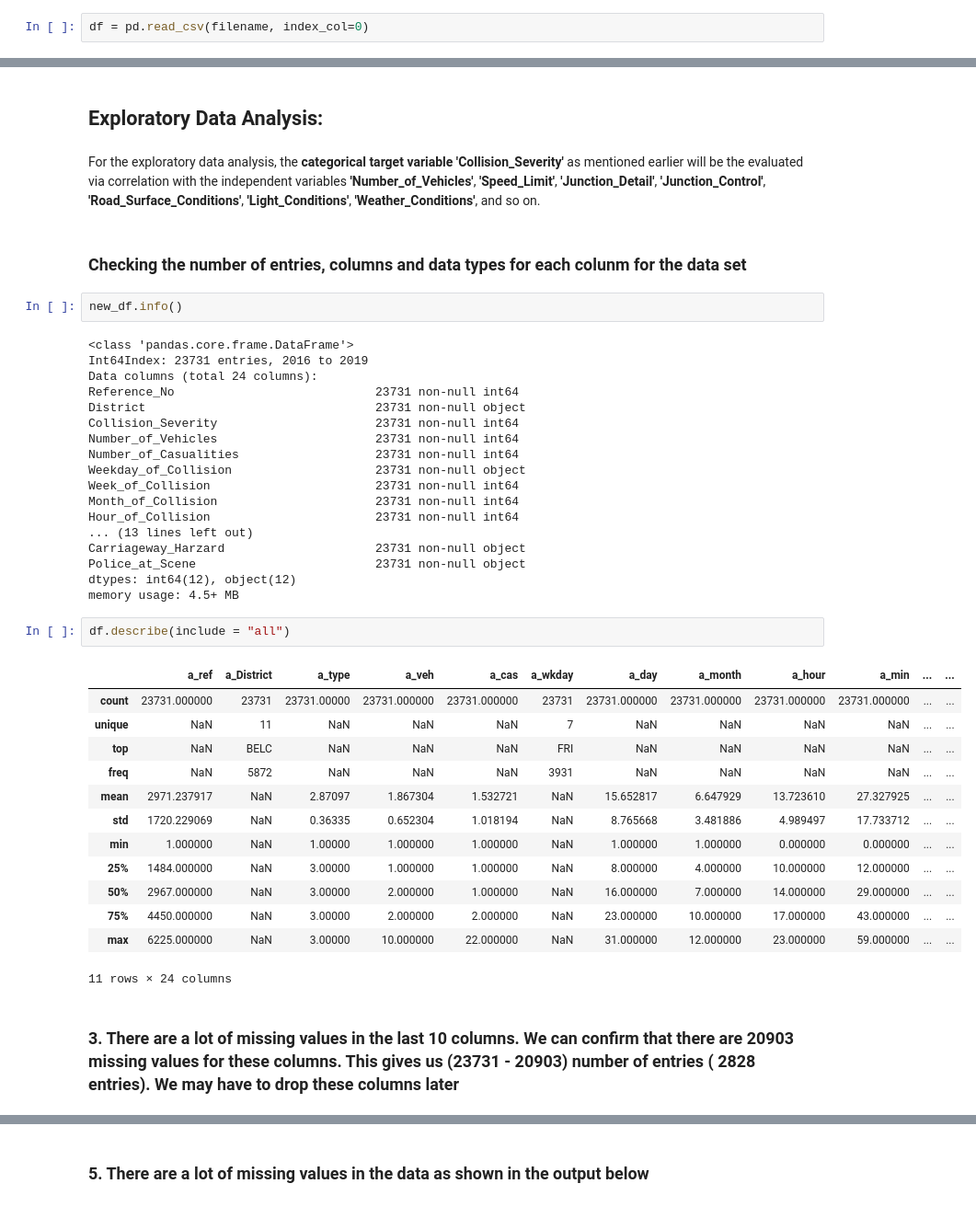
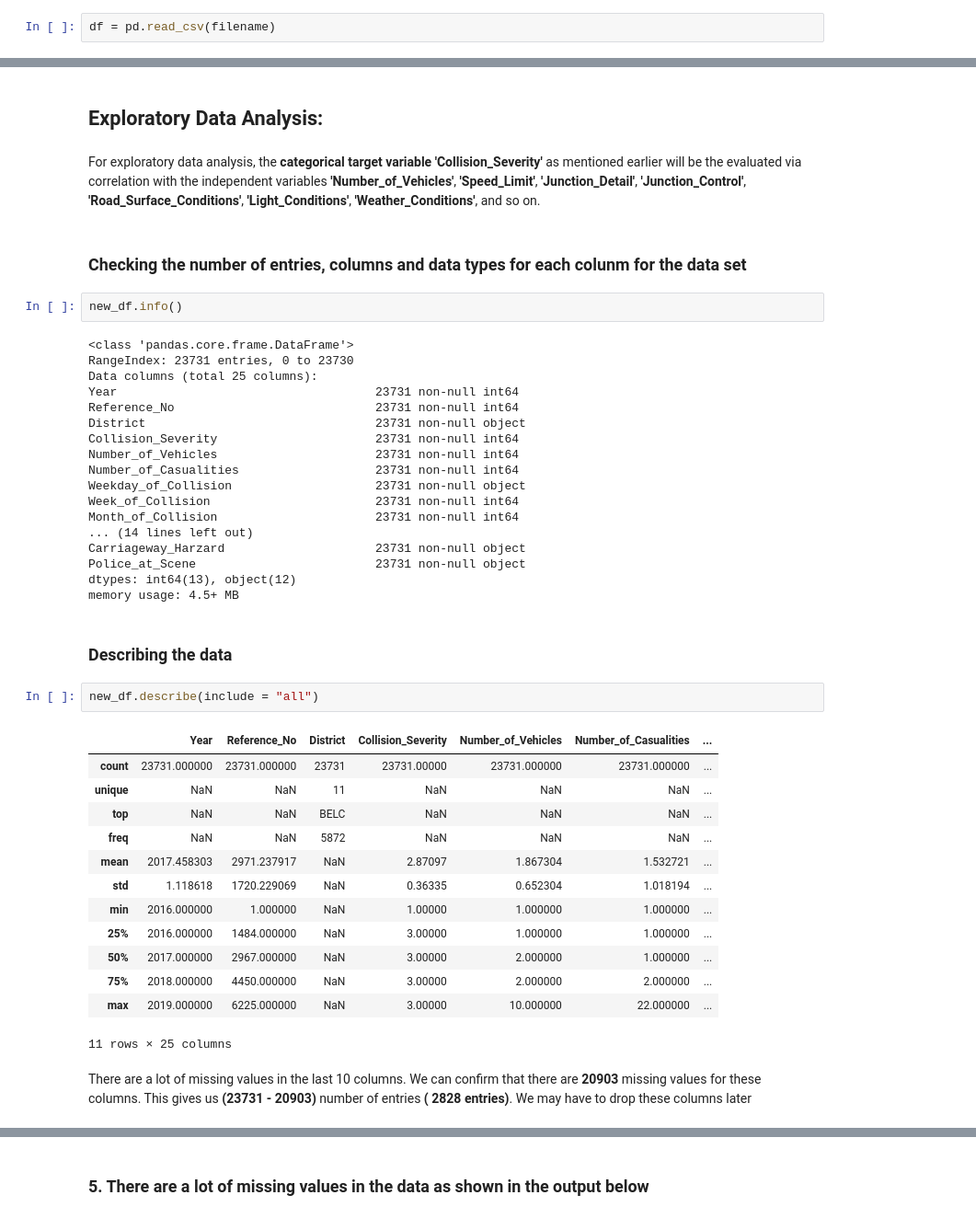
Before and after one commit to networkmeister/Applied-Data-Science-Specialization-Capstone-Project, a Jupyter notebook: Applied Data Science Specialization Capstone Project.ipynb, the cells around one changed output, grey strips where cells are left out. Shown: that part at 92% size. Cells and saved outputs as stored; diff of their text form.

Commit message:
Add files via upload
Exploratory Analysis Starts

```diff
--- a/Applied Data Science Specialization Capstone Project.ipynb
+++ b/Applied Data Science Specialization Capstone Project.ipynb
@@ -63,7 +63,7 @@ import seaborn as sns
 # %%
 filename = "/home/tunde/Documents/COURSERA-DATA-SCIENCE-SPECIALIZATION/4_APPLIED_DATA_SCIENCE_CAPSTONE/Data_Set/Police_Record/collision2016_to_2019.csv"
 # %%
-df = pd.read_csv(filename, index_col=0)
+df = pd.read_csv(filename)
 # %%
 df.head()
 # %% [output]
@@ -107,15 +105,16 @@ new_df
 # %% [markdown]
 ## Exploratory Data Analysis: <a name="Exploration"></a>
 # %% [markdown]
-For the exploratory data analysis, the **categorical target variable 'Collision_Severity'** as mentioned earlier will be the evaluated via correlation with the independent variables **'Number_of_Vehicles'**, **'Speed_Limit'**, **'Junction_Detail'**, **'Junction_Control'**, **'Road_Surface_Conditions'**, **'Light_Conditions'**, **'Weather_Conditions'**, and so on.
+For exploratory data analysis, the **categorical target variable 'Collision_Severity'** as mentioned earlier will be the evaluated via correlation with the independent variables **'Number_of_Vehicles'**, **'Speed_Limit'**, **'Junction_Detail'**, **'Junction_Control'**, **'Road_Surface_Conditions'**, **'Light_Conditions'**, **'Weather_Conditions'**, and so on.
 # %% [markdown]
 ### Checking the number of entries, columns and data types for each colunm for the data set
 # %%
 new_df.info()
 # %% [output]
 <class 'pandas.core.frame.DataFrame'>
-Int64Index: 23731 entries, 2016 to 2019
-Data columns (total 24 columns):
+RangeIndex: 23731 entries, 0 to 23730
+Data columns (total 25 columns):
+Year                                    23731 non-null int64
 Reference_No                            23731 non-null int64
 District                                23731 non-null object
 Collision_Severity                      23731 non-null int64
@@ -124,28 +123,29 @@ Number_of_Casualities                   23731 non-null int64
 Weekday_of_Collision                    23731 non-null object
 Week_of_Collision                       23731 non-null int64
 Month_of_Collision                      23731 non-null int64
-Hour_of_Collision                       23731 non-null int64
-... (13 lines left out)
+... (14 lines left out)
 Carriageway_Harzard                     23731 non-null object
 Police_at_Scene                         23731 non-null object
-dtypes: int64(12), object(12)
+dtypes: int64(13), object(12)
 memory usage: 4.5+ MB
+# %% [markdown]
+### Describing the data
 # %%
-df.describe(include = "all")
+new_df.describe(include = "all")
 # %% [output]
-|  | a_ref | a_District | a_type | a_veh | a_cas | a_wkday | a_day | a_month | a_hour | a_min | ... | ... |
-| count | 23731.000000 | 23731 | 23731.00000 | 23731.000000 | 23731.000000 | 23731 | 23731.000000 | 23731.000000 | 23731.000000 | 23731.000000 | ... | ... |
-| unique | NaN | 11 | NaN | NaN | NaN | 7 | NaN | NaN | NaN | NaN | ... | ... |
-| top | NaN | BELC | NaN | NaN | NaN | FRI | NaN | NaN | NaN | NaN | ... | ... |
-| freq | NaN | 5872 | NaN | NaN | NaN | 3931 | NaN | NaN | NaN | NaN | ... | ... |
-| mean | 2971.237917 | NaN | 2.87097 | 1.867304 | 1.532721 | NaN | 15.652817 | 6.647929 | 13.723610 | 27.327925 | ... | ... |
-| std | 1720.229069 | NaN | 0.36335 | 0.652304 | 1.018194 | NaN | 8.765668 | 3.481886 | 4.989497 | 17.733712 | ... | ... |
-| min | 1.000000 | NaN | 1.00000 | 1.000000 | 1.000000 | NaN | 1.000000 | 1.000000 | 0.000000 | 0.000000 | ... | ... |
-| 25% | 1484.000000 | NaN | 3.00000 | 1.000000 | 1.000000 | NaN | 8.000000 | 4.000000 | 10.000000 | 12.000000 | ... | ... |
-| 50% | 2967.000000 | NaN | 3.00000 | 2.000000 | 1.000000 | NaN | 16.000000 | 7.000000 | 14.000000 | 29.000000 | ... | ... |
-| 75% | 4450.000000 | NaN | 3.00000 | 2.000000 | 2.000000 | NaN | 23.000000 | 10.000000 | 17.000000 | 43.000000 | ... | ... |
-| max | 6225.000000 | NaN | 3.00000 | 10.000000 | 22.000000 | NaN | 31.000000 | 12.000000 | 23.000000 | 59.000000 | ... | ... |
+|  | Year | Reference_No | District | Collision_Severity | Number_of_Vehicles | Number_of_Casualities | ... |
+| count | 23731.000000 | 23731.000000 | 23731 | 23731.00000 | 23731.000000 | 23731.000000 | ... |
+| unique | NaN | NaN | 11 | NaN | NaN | NaN | ... |
+| top | NaN | NaN | BELC | NaN | NaN | NaN | ... |
+| freq | NaN | NaN | 5872 | NaN | NaN | NaN | ... |
+| mean | 2017.458303 | 2971.237917 | NaN | 2.87097 | 1.867304 | 1.532721 | ... |
+| std | 1.118618 | 1720.229069 | NaN | 0.36335 | 0.652304 | 1.018194 | ... |
+| min | 2016.000000 | 1.000000 | NaN | 1.00000 | 1.000000 | 1.000000 | ... |
+| 25% | 2016.000000 | 1484.000000 | NaN | 3.00000 | 1.000000 | 1.000000 | ... |
+| 50% | 2017.000000 | 2967.000000 | NaN | 3.00000 | 2.000000 | 1.000000 | ... |
+| 75% | 2018.000000 | 4450.000000 | NaN | 3.00000 | 2.000000 | 2.000000 | ... |
+| max | 2019.000000 | 6225.000000 | NaN | 3.00000 | 10.000000 | 22.000000 | ... |
-11 rows × 24 columns
+11 rows × 25 columns
 # %% [markdown]
-### 3. There are a lot of missing values in the last 10 columns. We can confirm that there are 20903 missing values for these columns. This gives us (23731 - 20903) number of entries ( 2828 entries). We may have to drop these columns later
+There are a lot of missing values in the last 10 columns. We can confirm that there are **20903** missing values for these columns. This gives us **(23731 - 20903)** number of entries **( 2828 entries)**. We may have to drop these columns later
 # %%
```
Also changed, not shown: parts of 21 cells of this notebook.
